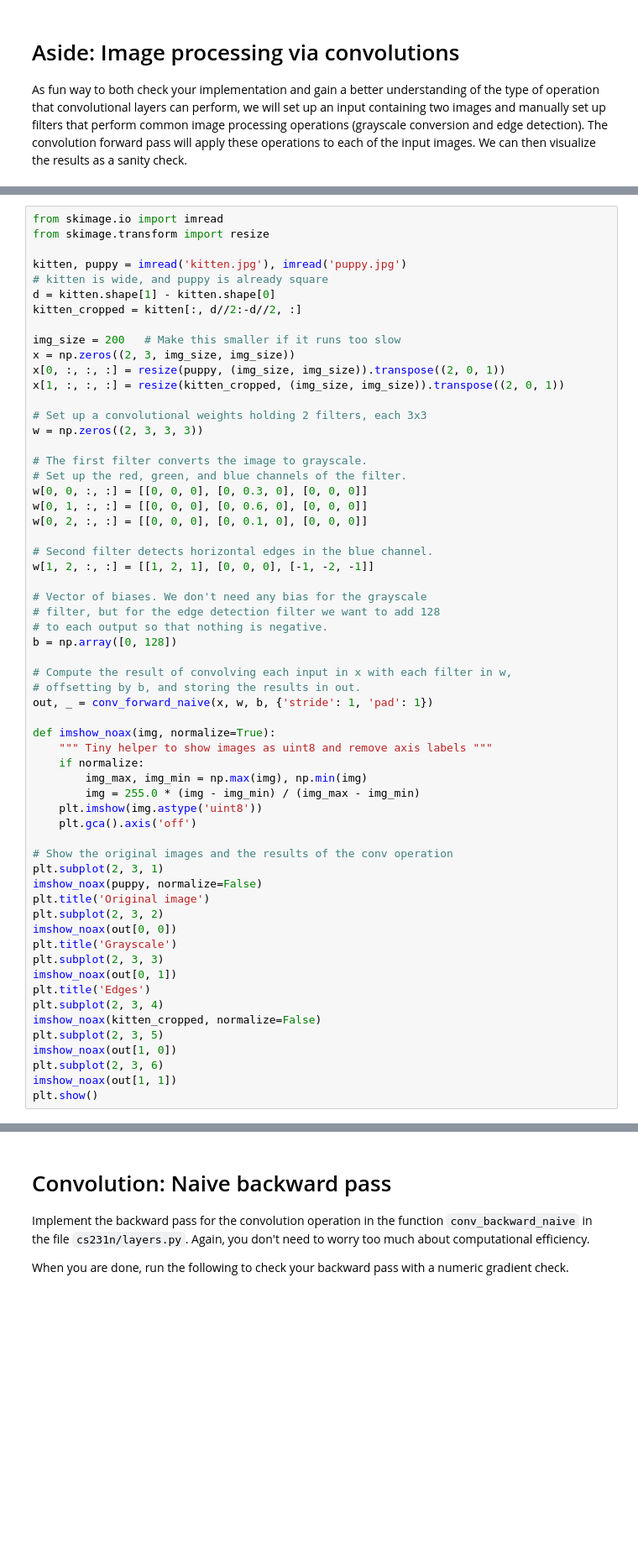
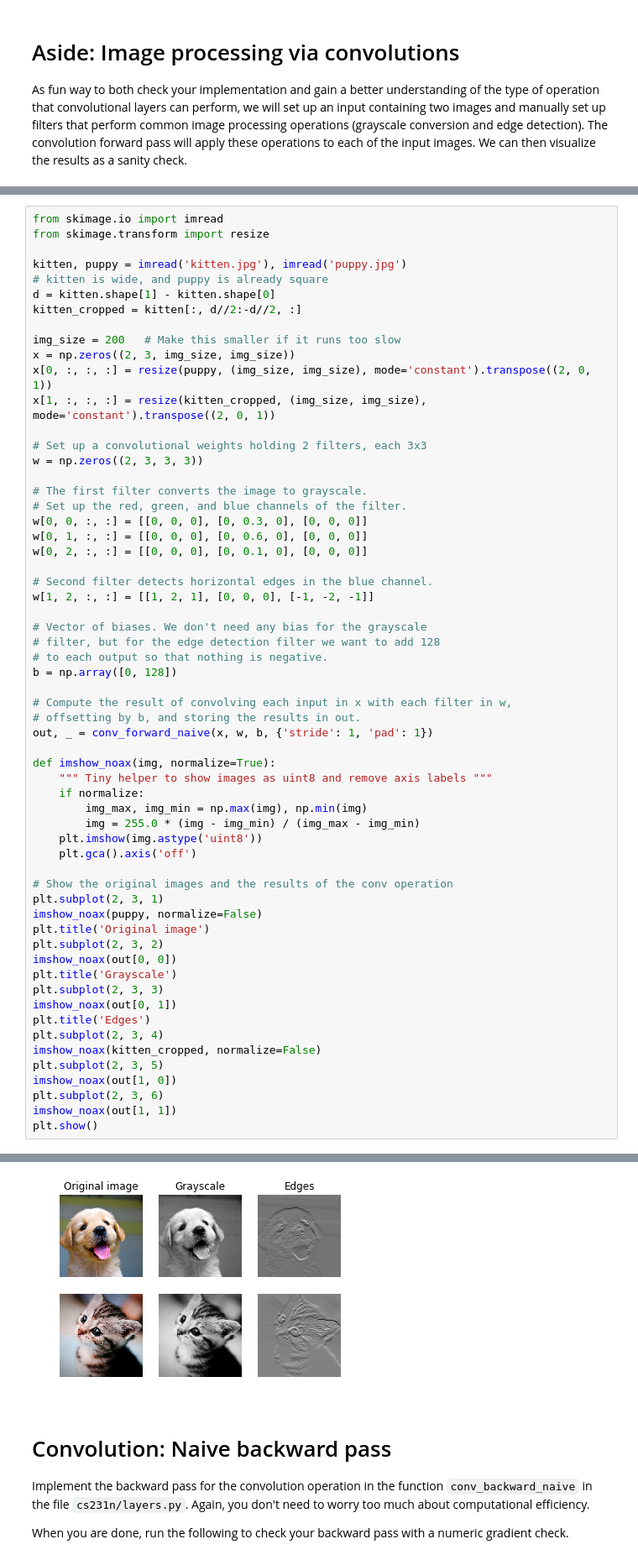
Before and after one commit to alyssaq/cs231n-2017, a Jupyter notebook: assignment2/ConvolutionalNetworks.ipynb, the cells around one changed output, grey strips where cells are left out. Shown at 84% size. Cells and saved outputs as stored; diff of their text form; blank space fills up the shorter version.

```diff
--- a/assignment2/ConvolutionalNetworks.ipynb
+++ b/assignment2/ConvolutionalNetworks.ipynb
@@ -126,8 +102,8 @@ kitten_cropped = kitten[:, d//2:-d//2, :]
 
 img_size = 200   # Make this smaller if it runs too slow
 x = np.zeros((2, 3, img_size, img_size))
-x[0, :, :, :] = resize(puppy, (img_size, img_size)).transpose((2, 0, 1))
-x[1, :, :, :] = resize(kitten_cropped, (img_size, img_size)).transpose((2, 0, 1))
+x[0, :, :, :] = resize(puppy, (img_size, img_size), mode='constant').transpose((2, 0, 1))
+x[1, :, :, :] = resize(kitten_cropped, (img_size, img_size), mode='constant').transpose((2, 0, 1))
 
 # Set up a convolutional weights holding 2 filters, each 3x3
 w = np.zeros((2, 3, 3, 3))
@@ -180,3 +155,4 @@ TypeError: transpose() takes no keyword arguments
+[figure, added]
 # %% [markdown]
 # Convolution: Naive backward pass
 Implement the backward pass for the convolution operation in the function `conv_backward_naive` in the file `cs231n/layers.py`. Again, you don't need to worry too much about computational efficiency.
```
Also changed, not shown: parts of 9 cells of this notebook, 1 other file.
